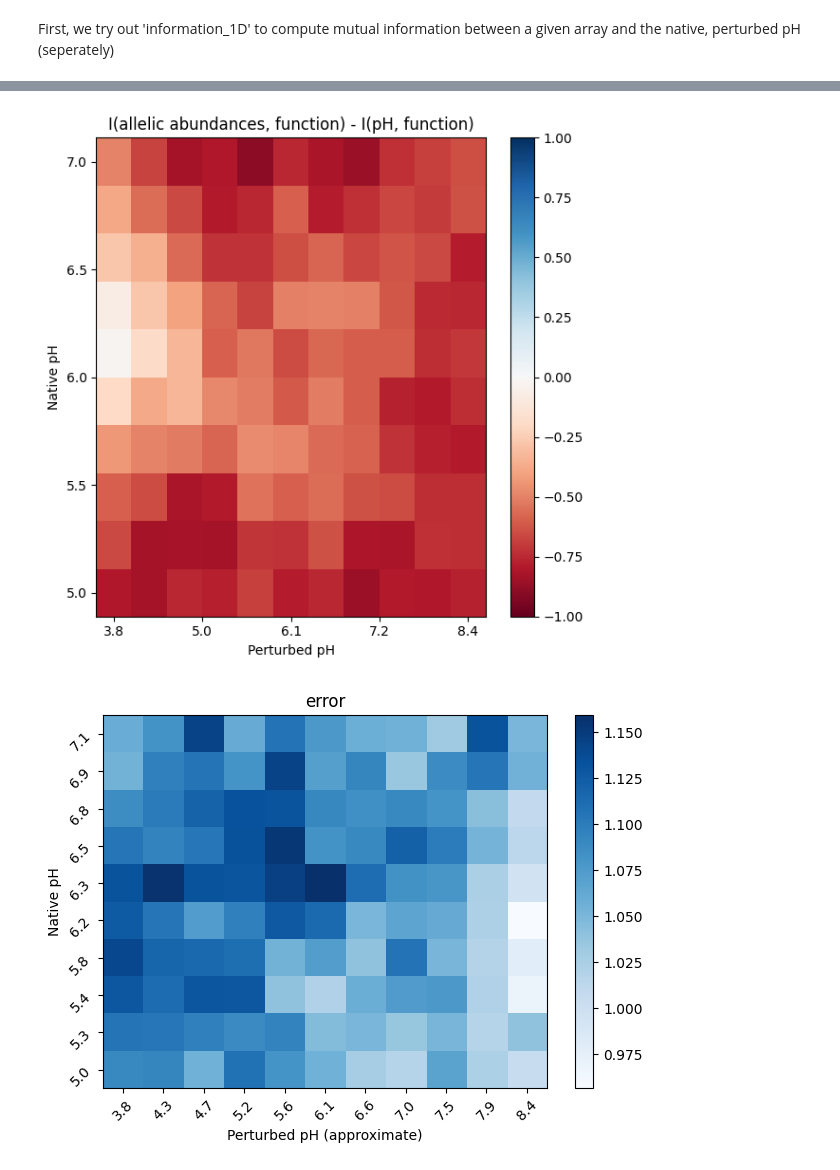
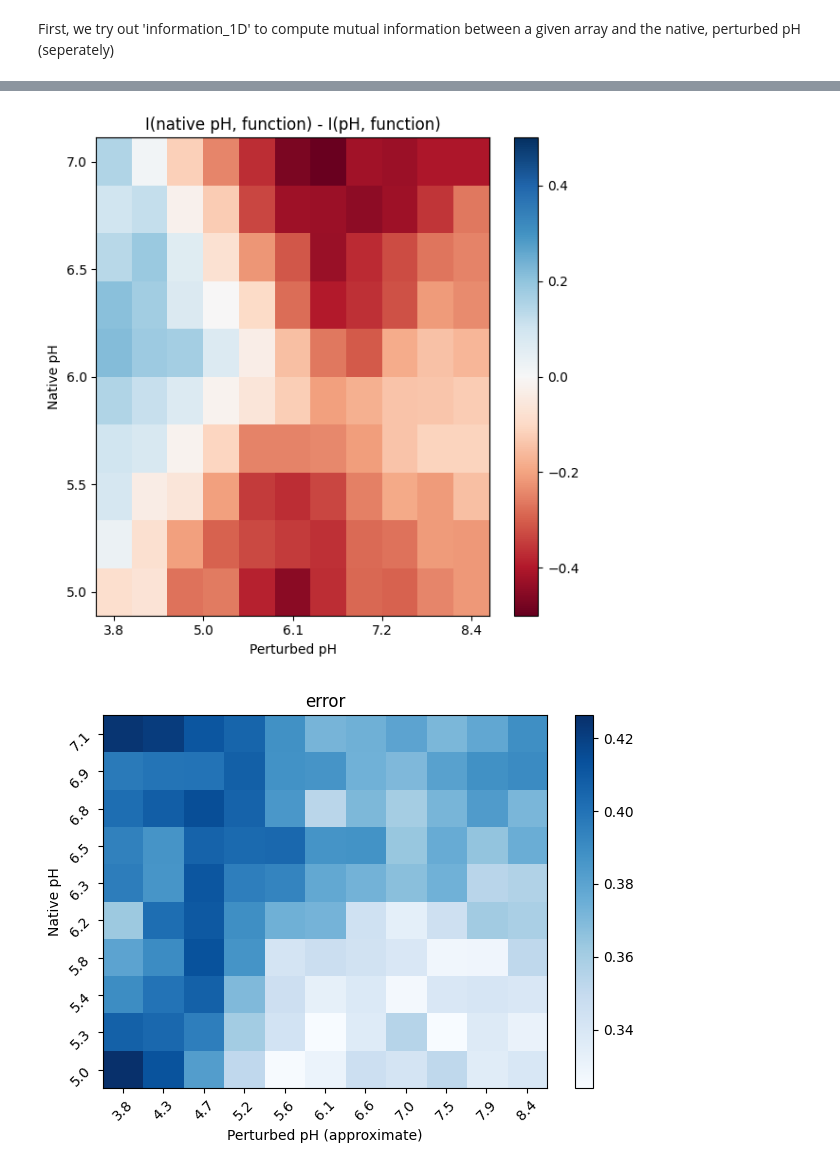
Before and after one commit to AddisonHowe/soil-metagenomics, a Jupyter notebook: information.ipynb, the cells around one changed output, grey strips where cells are left out. Cells and saved outputs as stored; diff of their text form; code cells hidden in the pictures.

```diff
--- a/information.ipynb
+++ b/information.ipynb
@@ -361,0 +370,12 @@ plot((pH_high - pH_low)/2, 'pH error pH')
+# %%
+data = np.zeros((11,10))
+for datum in data:
+    datum += native
+
+nat_pH = data.T
+
+natpH_info, natpH_low, natpH_high =  information_2D(nat_pH, group3_T9 - group3_T0, neighborhood_size = 60, k = 6)
+
+plot(nat_pH, 'pH')
+plot(natpH_info, 'I(native pH, function)')
+plot((natpH_high - natpH_low)/2, 'Error in Information')
@@ -362,3 +386,10 @@ plot((pH_high - pH_low)/2, 'pH error pH')
+# %%
+#info between native pH and change
+natpH_info, natpH_low, natpH_high =  information_2D(nat_pH, group2_T9 - group2_T0, neighborhood_size = 70, k = 6)
+
+plot(nat_pH, 'pH')
+plot(natpH_info, 'I(native pH, function)')
+plot((natpH_high - natpH_low)/2, 'pH error pH')
 # %%
 perturbed = np.linspace(3.8,8.4, 11)
 pH = np.zeros((10, 11))
@@ -367,39 +398,39 @@ for row in pH:
 # %%
 fig, ax = plt.subplots(figsize=(6, 6))
 
 x_min, x_max = 3.8, 8.4
 y_min, y_max = 5, 7
-data = info3 - pH_info
+data = natpH_info - pH_info
 
-cax = ax.imshow(data, cmap = 'RdBu', origin='lower', aspect='auto', vmin = -1, vmax = 1)
+cax = ax.imshow(data, cmap = 'RdBu', origin='lower', aspect='auto', vmin = -0.5, vmax = 0.5)
 
 # Set custom tick positions and labels
 num_ticks = 5  # number of ticks to show
 x_ticks = np.linspace(0, data.shape[1] - 1, num_ticks)
 y_ticks = np.linspace(0, data.shape[0] - 1, num_ticks)
 x_labels = np.linspace(x_min, x_max, num_ticks)
 y_labels = np.linspace(y_min, y_max, num_ticks)
 
 ax.set_xticks(x_ticks)
 ax.set_xticklabels([f"{label:.1f}" for label in x_labels])
 ax.set_yticks(y_ticks)
 ax.set_yticklabels([f"{label:.1f}" for label in y_labels])
 
 # Add colorbar and labels
 plt.colorbar(cax, ax=ax)
 ax.set_xlabel("Perturbed pH")
 ax.set_ylabel("Native pH")
-ax.set_title("I(allelic abundances, function) - I(pH, function)")
+ax.set_title("I(native pH, function) - I(pH, function)")
 
 # Show the plot
 plt.tight_layout()
 plt.show()
 
-error = ((info3_high - info3_low)**2/4 + (pH_high - pH_low)**2/4)**(1/2)
+error = ((natpH_high - natpH_low)**2/4 + (pH_high - pH_low)**2/4)**(1/2)
 plot(error, 'error')
 # %% [output]
-[figure, old version]
+[figure, new version]
-[figure, old version]
+[figure, new version]
 # %%
 
 
```
Also changed, not shown: parts of 15 cells of this notebook, 2 other files.
